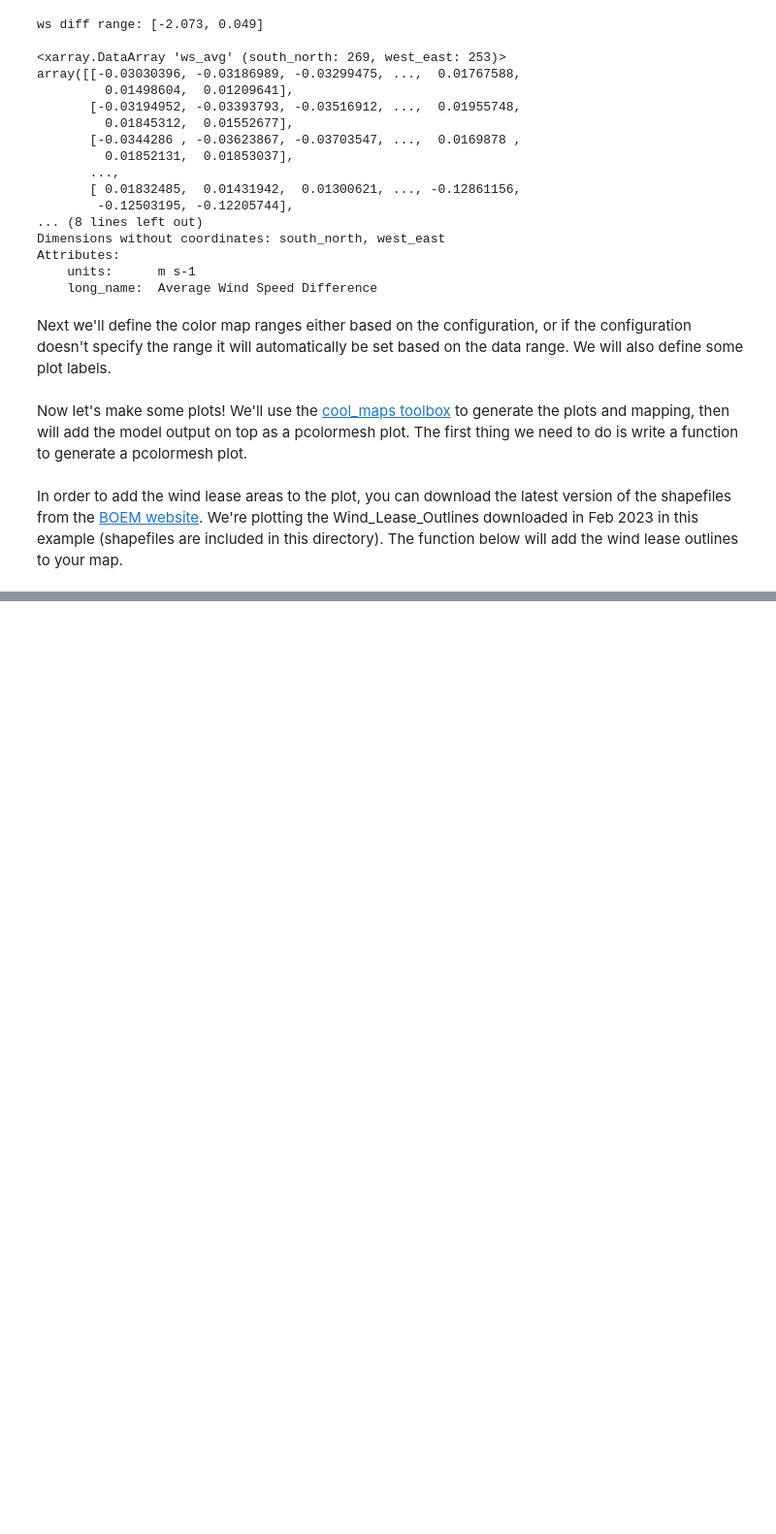
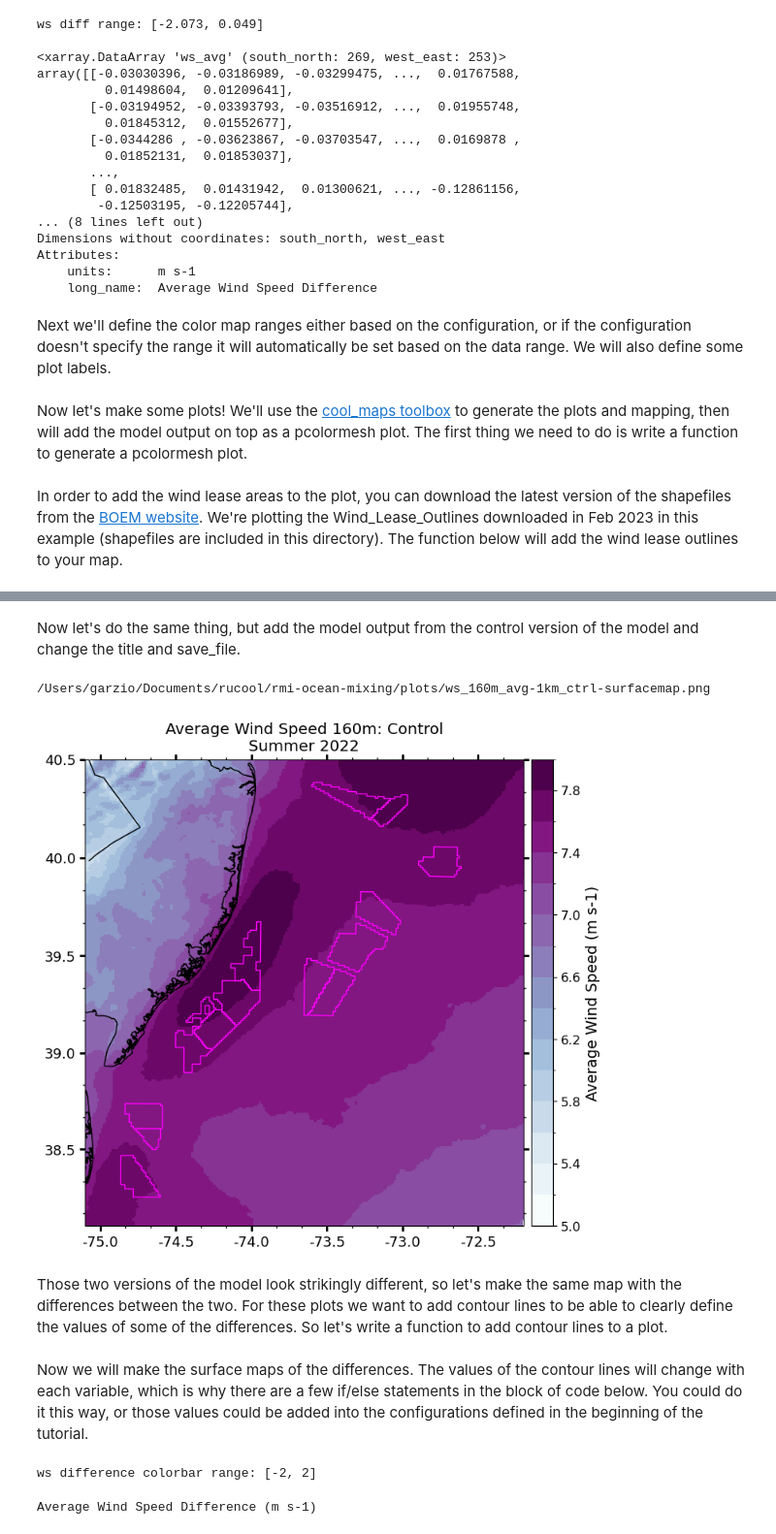
Before and after one commit to rucool/wind-science, a Jupyter notebook: rmi-ocean-mixing/surface_map_tutorial.ipynb, the cells around one changed output, grey strips where cells are left out. Shown at 97% size. Drawn from its saved outputs; the diff is of its cells as text; code cells hidden in the pictures; blank space fills up the shorter version.

```diff
--- a/rmi-ocean-mixing/surface_map_tutorial.ipynb
+++ b/rmi-ocean-mixing/surface_map_tutorial.ipynb
@@ -340 +345,41 @@ map_add_boem_outlines(ax, lease, **oargs)
 [figure]
+# %% [markdown]
+Now let's do the same thing, but add the model output from the control version of the model and change the title and save_file.
+# %%
+kwargs = dict()  # keyword arguments for generating the map
+kwargs['figsize'] = (8, 8)
+kwargs['oceancolor'] = 'none'
+kwargs['landcolor'] = 'none'
+kwargs['coast'] = 'full'
+kwargs['decimal_degrees'] = True
+fig, ax = cplt.create(extent, **kwargs)  # generate the map using cool_maps
+
+pargs = dict()  # keyword arguments for plotting the model output
+pargs['norm_clevs'] = norm
+pargs['extend'] = 'neither'
+pargs['cmap'] = cmap
+pargs['clab'] = color_label
+plot_pcolormesh(fig, ax, vctrlsub.XLONG, vctrlsub.XLAT, vctrlsub.values, **pargs)  # plot the model output
+
+if h:  # if a height is specified, add it to the title and save file name
+    title = f'{vctrlsub.long_name} {h}m: Control\nSummer 2022'
+    save_file = f'{variable}_{h}m_avg-1km_ctrl-surfacemap.png'
+else:  # if no height is specified, define the title and save file name without height
+    title = f'{vctrlsub.long_name}: Control\nSummer 2022'
+    save_file = f'{variable}_avg-1km_ctrl-surfacemap.png'
+ax.set_title(title, pad=8)
+
+# shapefiles downloaded from the BOEM website: https://www.boem.gov/renewable-energy/mapping-and-data/renewable-energy-gis-data
+lease = f'{os.getcwd()}/BOEM_Renewable_Energy_Shapefiles_2_2023/Wind_Lease_Outlines_2_2023.shp'
+oargs = dict()
+oargs['edgecolor'] = 'magenta'
+map_add_boem_outlines(ax, lease, **oargs)  # add the BOEM lease outlines to the map in magenta
+
+save_filepath = os.path.join(save_dir, save_file)
+print(save_filepath)  # print the filepath so you know where the file is being saved
+plt.savefig(save_filepath, dpi=300)
+# %% [output]
+/Users/garzio/Documents/rucool/rmi-ocean-mixing/plots/ws_160m_avg-1km_ctrl-surfacemap.png
+[figure, added]
+# %% [markdown]
+Those two versions of the model look strikingly different, so let's make the same map with the differences between the two. For these plots we want to add contour lines to be able to clearly define the values of some of the differences. So let's write a function to add contour lines to a plot.
@@ -340,0 +402,28 @@ map_add_boem_outlines(ax, lease, **oargs)
+# %% [markdown]
+Now we will make the surface maps of the differences. The values of the contour lines will change with each variable, which is why there are a few if/else statements in the block of code below. You could do it this way, or those values could be added into the configurations defined in the beginning of the tutorial.
+# %%
+# get the colorbar limits from the configurations, or calculate them based on the data
+try:
+    cmin = vconfigs['difflims'][0]
+    cmax = vconfigs['difflims'][1]
+    bins = vconfigs['diffbins']
+except KeyError:
+    cmax = np.ceil(np.nanmax(abs(diff)))
+    cmin = -cmax
+    bins = (cmax - cmin) * 10
+print(f'{variable} difference colorbar range: [{cmin}, {cmax}]')
+# %% [output]
+ws difference colorbar range: [-2, 2]
+# %%
+# get the the color map from the configurations, or use the default RdBu_r colormap
+try:
+    cmap = vconfigs['diffcmap']
+except KeyError:
+    cmap = plt.get_cmap('RdBu_r')
+
+levels = MaxNLocator(nbins=bins).tick_values(cmin, cmax)
+norm = BoundaryNorm(levels, ncolors=cmap.N, clip=True)
+color_label = f'{diff.long_name} ({diff.units})'
+print(color_label)
+# %% [output]
+Average Wind Speed Difference (m s-1)
```
Also changed, not shown: parts of 6 cells of this notebook.
